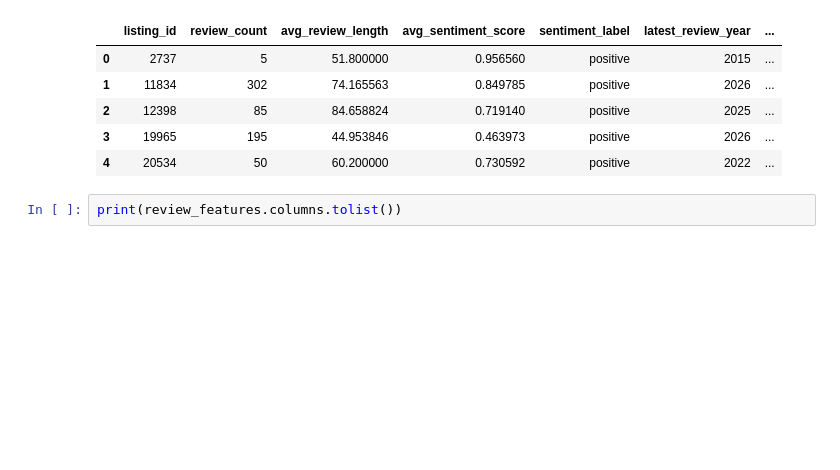
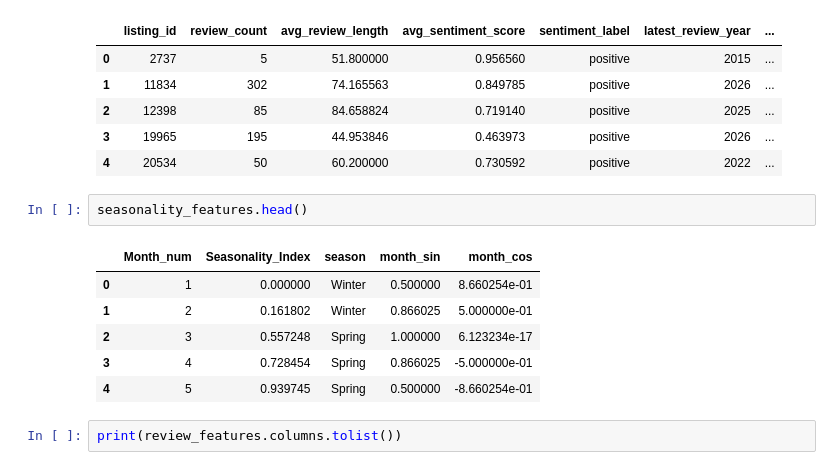
Before and after one commit to aantoo-cr/airbnb-rome-analysis, a Jupyter notebook: notebooks/05_final_dataset.ipynb, the cells around one changed output. Drawn from its saved outputs; the diff is of its cells as text; blank space fills up the shorter version.

```diff
--- a/notebooks/05_final_dataset.ipynb
+++ b/notebooks/05_final_dataset.ipynb
@@ -62,6 +65,15 @@ review_features.head()
 | 2 | 12398 | 85 | 84.658824 | 0.719140 | positive | 2025 | ... |
 | 3 | 19965 | 195 | 44.953846 | 0.463973 | positive | 2026 | ... |
 | 4 | 20534 | 50 | 60.200000 | 0.730592 | positive | 2022 | ... |
+# %%
+seasonality_features.head()
+# %% [output]
+|  | Month_num | Seasonality_Index | season | month_sin | month_cos |
+| 0 | 1 | 0.000000 | Winter | 0.500000 | 8.660254e-01 |
+| 1 | 2 | 0.161802 | Winter | 0.866025 | 5.000000e-01 |
+| 2 | 3 | 0.557248 | Spring | 1.000000 | 6.123234e-17 |
+| 3 | 4 | 0.728454 | Spring | 0.866025 | -5.000000e-01 |
+| 4 | 5 | 0.939745 | Spring | 0.500000 | -8.660254e-01 |
 # %%
 print(review_features.columns.tolist())
 # %% [output]
```
Also changed, not shown: parts of 20 cells of this notebook, 8 other files.
